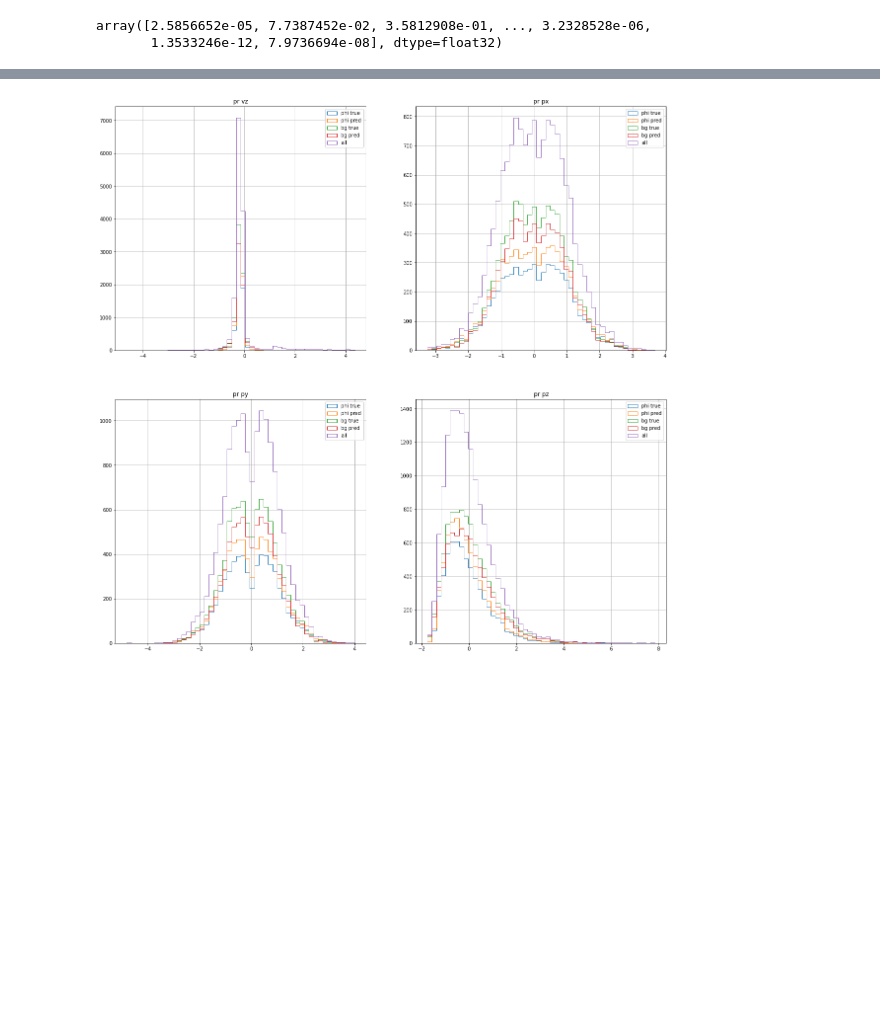
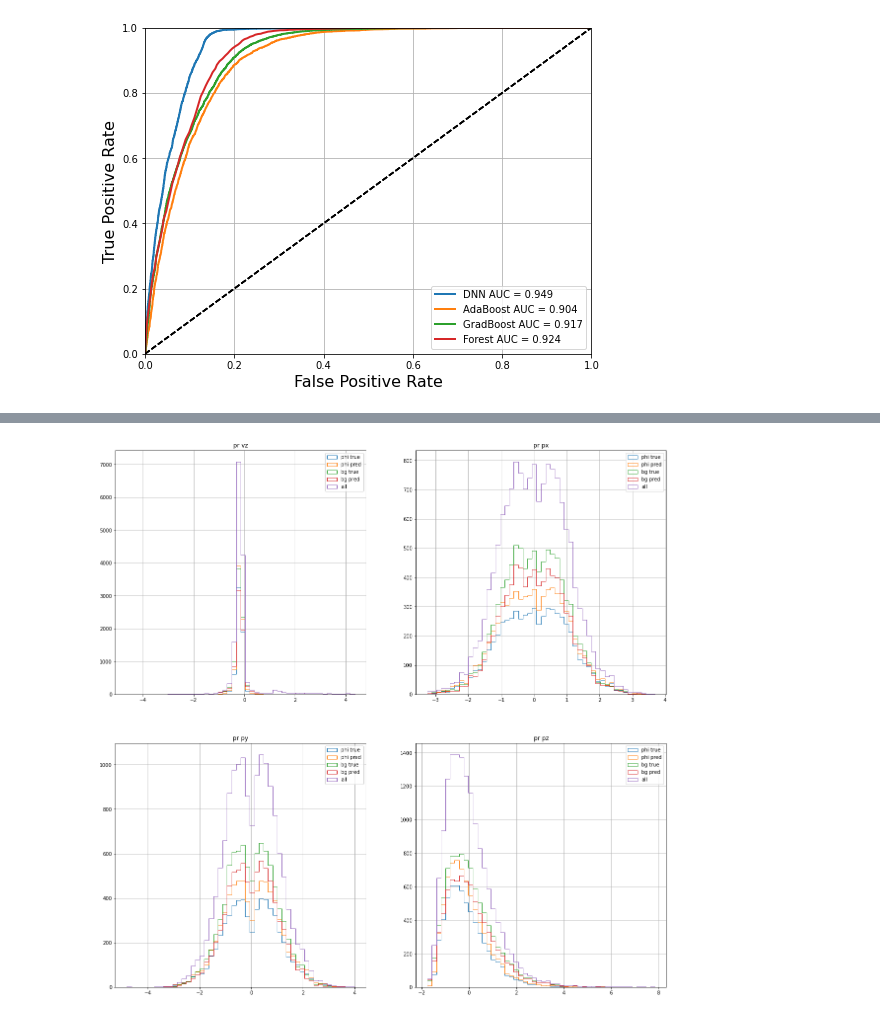
Before and after one commit to psimmerl/phiML, a Jupyter notebook: analysis.ipynb, the cells around one changed output, grey strips where cells are left out. Saved outputs shown, nothing was run; the diff lists cells and outputs as text; code cells hidden in the pictures; blank space fills up the shorter version.

```diff
--- a/analysis.ipynb
+++ b/analysis.ipynb
@@ -24,13 +40,50 @@ model.evaluate(X_test, y_test)
-# %%
-y_pred = model.predict(X_test).T[0]
-
-# bg_true, bg_pred, phi_true, phi_pred = X_test[y_test == 0], X_test[y_pred == 0], X_test[y_test == 1], X_test[y_pred == 1]
-bg_true, bg_pred, phi_true, phi_pred = X_test[y_test == 0], X_test[y_pred <= 0.5], X_test[y_test == 1], X_test[y_pred > 0.5]
-y_pred
-# y_test
-# %% [output]
-array([2.5856652e-05, 7.7387452e-02, 3.5812908e-01, ..., 3.2328528e-06,
-       1.3533246e-12, 7.9736694e-08], dtype=float32)
+# %%
+from ROOT.Math import PxPyPzMVector
+
+y_pred = model.predict(X_test).T[0]
+y_pred_ada = ada.predict_proba(X_test)[:,1]
+y_pred_grad = grad.predict_proba(X_test)[:,1]
+y_pred_forest = forest.predict_proba(X_test)[:,1]
+
+#TODO: Add imkpkm and imprkm -- need to remove the scaling that I did in the preprocessing
+pmass, emass, kpmass, kmmass = 0.938272, 0.000511, 0.493677, 0.493677
+imkpkm, imprkm = np.zeros(len(y_test)), np.zeros(len(y_test))
+for i, ev in enumerate(X_test):
+    e = PxPyPzMVector(ev[1], ev[2], ev[3], emass)
+    p = PxPyPzMVector(ev[5], ev[6], ev[7], pmass)
+    kp = PxPyPzMVector(ev[9], ev[10], ev[11], kpmass)
+    km = PxPyPzMVector(ev[13], ev[14], ev[15], kmmass)
+    imkpkm[i] = (kp+km).mass()
+    imprkm[i] = (p+km).mass()
+
+X_test = np.c_[X_test, imkpkm.T, imprkm.T]
+
+# bg_true, bg_pred, phi_true, phi_pred = X_test[y_test == 0], X_test[y_pred == 0], X_test[y_test == 1], X_test[y_pred == 1]
+bg_true, bg_pred, phi_true, phi_pred = X_test[y_test == 0], X_test[y_pred <= 0.5], X_test[y_test == 1], X_test[y_pred > 0.5]
+# %%
+from sklearn.metrics import roc_curve, roc_auc_score
+
+fpr_dnn, tpr_dnn, thresholds_dnn = roc_curve(y_test, y_pred)
+fpr_ada, tpr_ada, thresholds_ada = roc_curve(y_test, y_pred_ada)
+fpr_grad, tpr_grad, thresholds_grad = roc_curve(y_test, y_pred_grad)
+fpr_forest, tpr_forest, thresholds_forest = roc_curve(y_test, y_pred_forest)
+
+def plot_roc_curve(fpr, tpr, label=None):
+    plt.plot(fpr, tpr, linewidth=2, label=label)
+    plt.plot([0, 1], [0, 1], 'k--')
+    plt.axis([0, 1, 0, 1])
+    plt.xlabel('False Positive Rate', fontsize=16)
+    plt.ylabel('True Positive Rate', fontsize=16)
+    plt.grid(True)
+
+plt.figure(figsize=(8, 6))
+plot_roc_curve(fpr_dnn, tpr_dnn, f"DNN AUC = {roc_auc_score(y_test, y_pred):.3f}")
+plot_roc_curve(fpr_ada, tpr_ada, f"AdaBoost AUC = {roc_auc_score(y_test, y_pred_ada):.3f}")
+plot_roc_curve(fpr_grad, tpr_grad, f"GradBoost AUC = {roc_auc_score(y_test, y_pred_grad):.3f}")
+plot_roc_curve(fpr_forest, tpr_forest, f"Forest AUC = {roc_auc_score(y_test, y_pred_forest):.3f}")
+plt.legend();
+# %% [output]
+[figure, added]
 # %%
 # Electron
 bins=50
```
Also changed, not shown: parts of 7 cells of this notebook, 11 other files.
